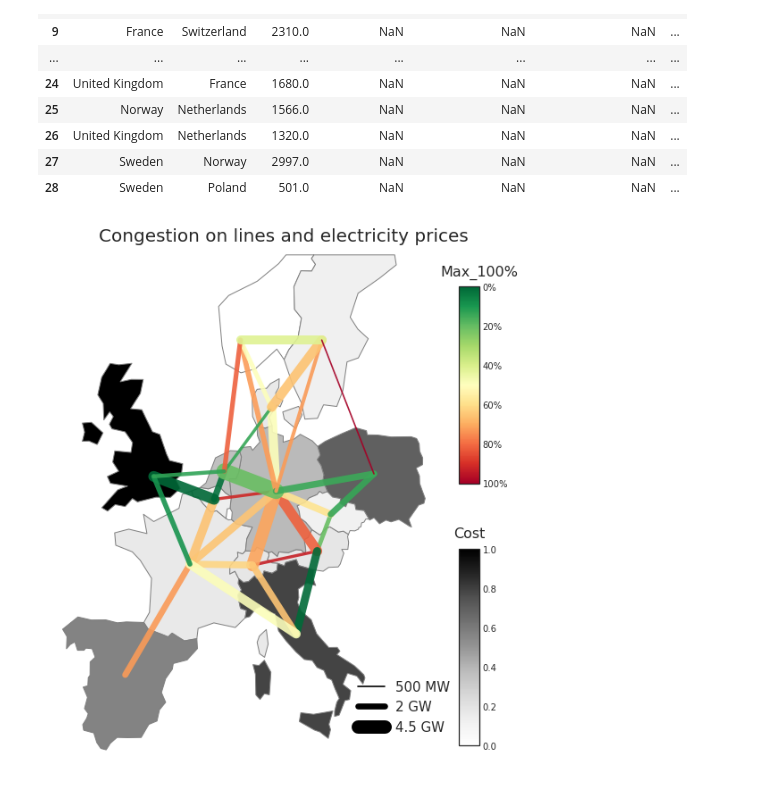
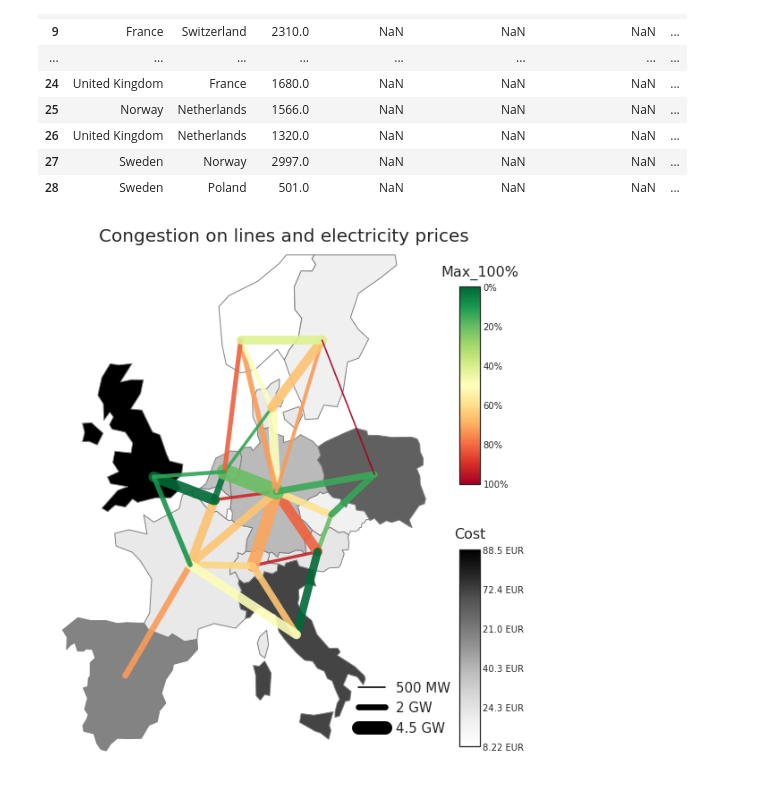
Before and after one commit to yash-virani/Term-Paper, a Jupyter notebook: map_creator.ipynb, the cells around one changed output. Saved outputs shown, nothing was run; the diff lists cells and outputs as text; code cells hidden in the pictures.

```diff
--- a/map_creator.ipynb
+++ b/map_creator.ipynb
@@ -94,32 +94,40 @@ with plt.style.context(("seaborn-white")):
     ## Loop throughthe NTC data
     # for from_coordinates, to_coordinates, ntc in zip(ntcs['from_coordinates'], ntcs['to_coordinates'], ntcs['ntc']):
     for n in range(len(new_df)):
         plt.plot([new_df.loc[n,'from_coordinates'].x , new_df.loc[n,'to_coordinates'].x]
                 , [new_df.loc[n,'from_coordinates'].y, new_df.loc[n,'to_coordinates'].y],
                 linewidth= new_df.loc[n,'ntc_max']/scale_factor, color= cm.RdYlGn(1-new_df.loc[n,'100%_utlis_oneWay_max']), alpha=0.9 )
     plt.title("Congestion on lines and electricity prices", fontsize=20, y=0.97, x=0.6)
 
     plt.box(False)
     plt.tick_params(left = False, right = False , labelleft = False ,
                     labelbottom = False, bottom = False)
 
     cax1 = plt.axes([0.93, 0.52, 0.04, 0.18])
     cax2 = plt.axes([0.93, 0.28, 0.04, 0.18])
 
     clb1 = plt.colorbar(cm.ScalarMappable(norm=None, cmap="RdYlGn"), cax=cax1)
     clb1.ax.set_yticklabels(['100%','80%','60%','40%','20%','0%'])
+    clb1.ax.set_title('Max_100%',fontsize=16, y=1.03, x=1)
 
-    clb1.ax.set_title('Max_100%',fontsize=16, y=1.03, x=1)
     clb2 = plt.colorbar(cm.ScalarMappable(norm=None, cmap=None), cax=cax2)
+    clb2.ax.set_yticklabels([
+    str(round(min(gdf['value']), 2))+' EUR',
+    str(round(max(gdf['value'])*0.2 + min(gdf['value'])*0.8, 1))+' EUR',
+    str(round(max(gdf['value'])*0.4 + min(gdf['value'])*0.6, 1))+' EUR',
+    str(round(max(gdf['value'])*0.2 + min(gdf['value'])*0.4, 1))+' EUR',
+    str(round(max(gdf['value'])*0.8+min(gdf['value'])*0.2, 1)) +' EUR',
+    str(round(max(gdf['value']),1)) +' EUR',
+    ])
     clb2.ax.set_title('Cost',fontsize=16, y=1.03)
 
     line1, = plt.plot(0, 1, linewidth=(500/scale_factor), color='black')
     line2, = plt.plot(0, 1, linewidth=(2000/scale_factor), color='black')
     line3, = plt.plot(0, 1, linewidth=(4500/scale_factor), color='black')
     plt.legend([line1, line2, line3],
                 ['500 MW', '2 GW', '4.5 GW'],
                 loc='lower right', bbox_to_anchor=(0.01, 0, 0.15, 0.1),
                 prop={'size': 15}
                 )
 # %% [output]
-[figure, old version]
+[figure, new version]
```
Also changed, not shown: parts of 1 cell of this notebook.
